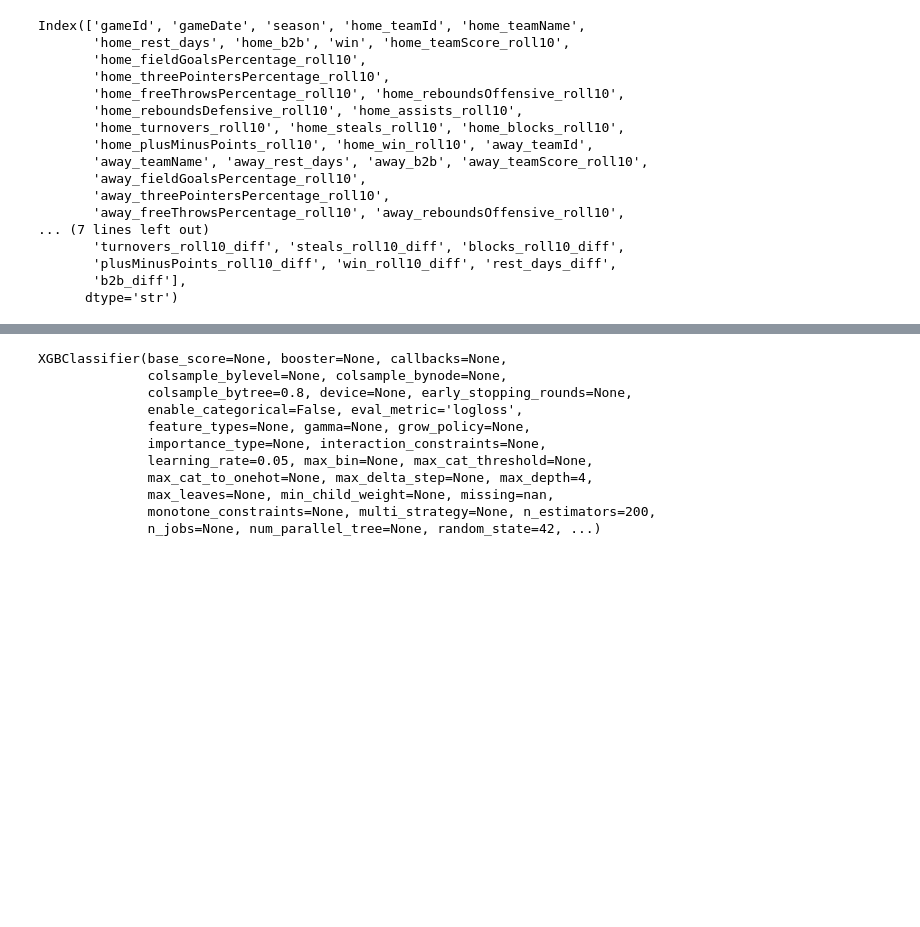
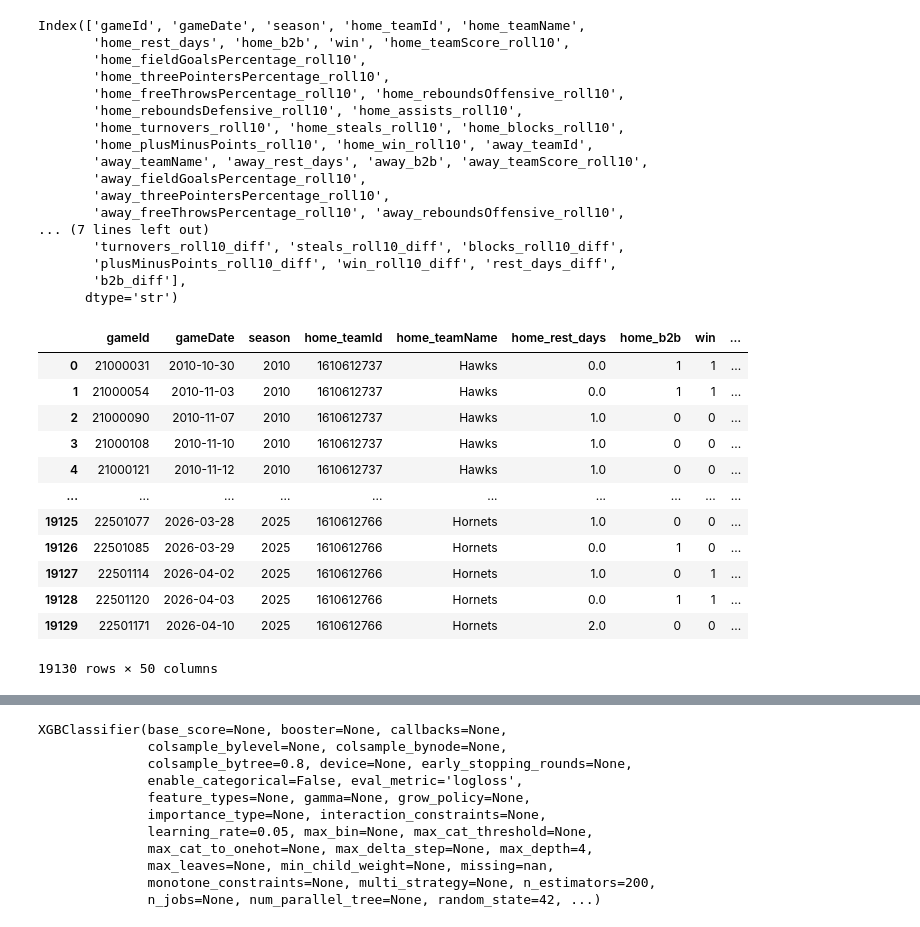
Before and after one commit to Erdos-Projects/summer26-nba-head-to-head-probability, a Jupyter notebook: models/models.ipynb, the cells around one changed output, grey strips where cells are left out. Cells and saved outputs as stored; diff of their text form; code cells hidden in the pictures; blank space fills up the shorter version.

```diff
--- a/models/xgboost.ipynb
+++ b/models/models.ipynb
@@ -35,3 +35,19 @@ Index(['gameId', 'gameDate', 'season', 'home_teamId', 'home_teamName',
        'plusMinusPoints_roll10_diff', 'win_roll10_diff', 'rest_days_diff',
        'b2b_diff'],
       dtype='str')
+# %%
+matchups
+# %% [output]
+|  | gameId | gameDate | season | home_teamId | home_teamName | home_rest_days | home_b2b | win | ... |
+| 0 | 21000031 | 2010-10-30 | 2010 | 1610612737 | Hawks | 0.0 | 1 | 1 | ... |
+| 1 | 21000054 | 2010-11-03 | 2010 | 1610612737 | Hawks | 0.0 | 1 | 1 | ... |
+| 2 | 21000090 | 2010-11-07 | 2010 | 1610612737 | Hawks | 1.0 | 0 | 0 | ... |
+| 3 | 21000108 | 2010-11-10 | 2010 | 1610612737 | Hawks | 1.0 | 0 | 0 | ... |
+| 4 | 21000121 | 2010-11-12 | 2010 | 1610612737 | Hawks | 1.0 | 0 | 0 | ... |
+| ... | ... | ... | ... | ... | ... | ... | ... | ... | ... |
+| 19125 | 22501077 | 2026-03-28 | 2025 | 1610612766 | Hornets | 1.0 | 0 | 0 | ... |
+| 19126 | 22501085 | 2026-03-29 | 2025 | 1610612766 | Hornets | 0.0 | 1 | 0 | ... |
+| 19127 | 22501114 | 2026-04-02 | 2025 | 1610612766 | Hornets | 1.0 | 0 | 1 | ... |
+| 19128 | 22501120 | 2026-04-03 | 2025 | 1610612766 | Hornets | 0.0 | 1 | 1 | ... |
+| 19129 | 22501171 | 2026-04-10 | 2025 | 1610612766 | Hornets | 2.0 | 0 | 0 | ... |
+19130 rows × 50 columns
```
Also changed, not shown: parts of 5 cells of this notebook.
